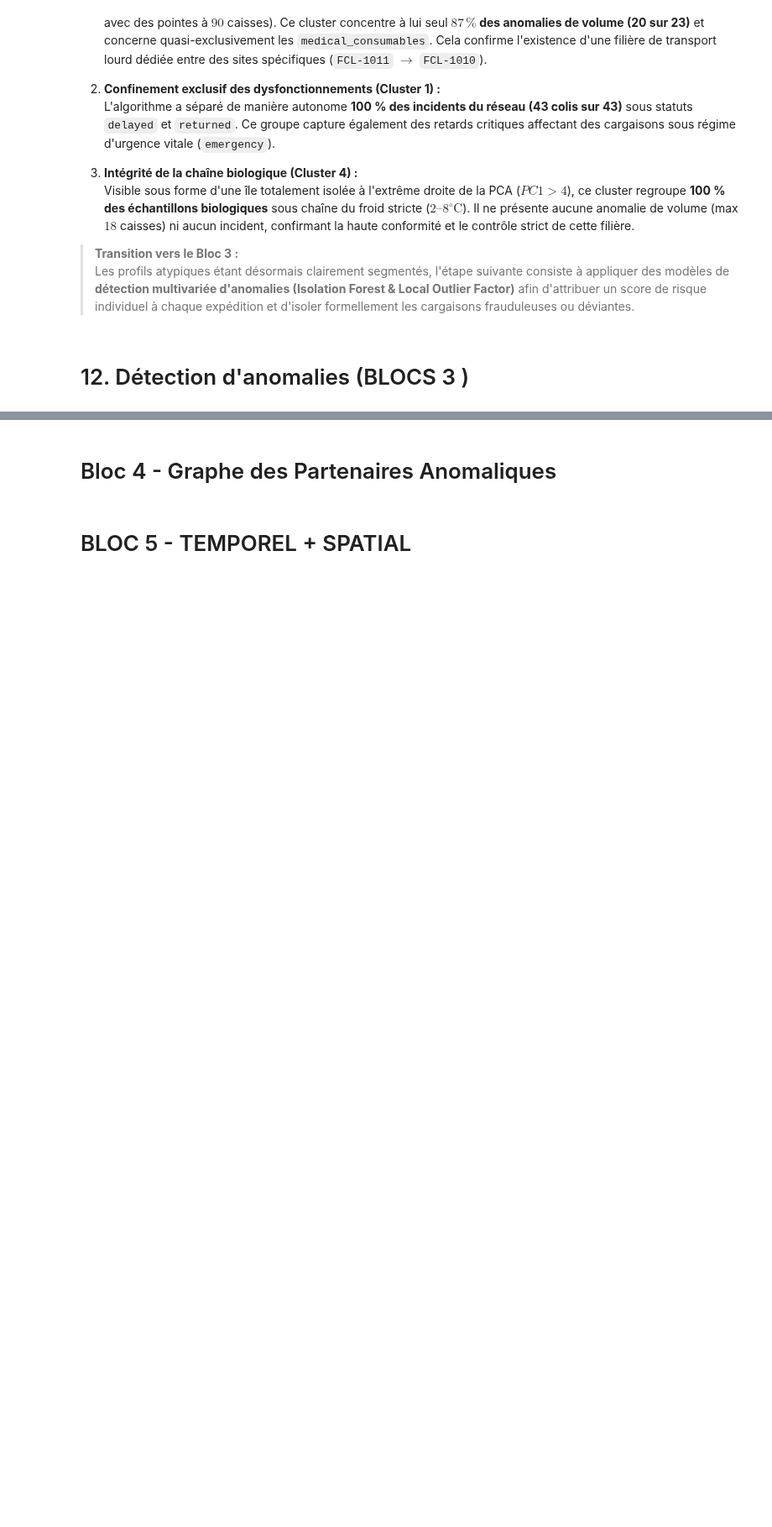
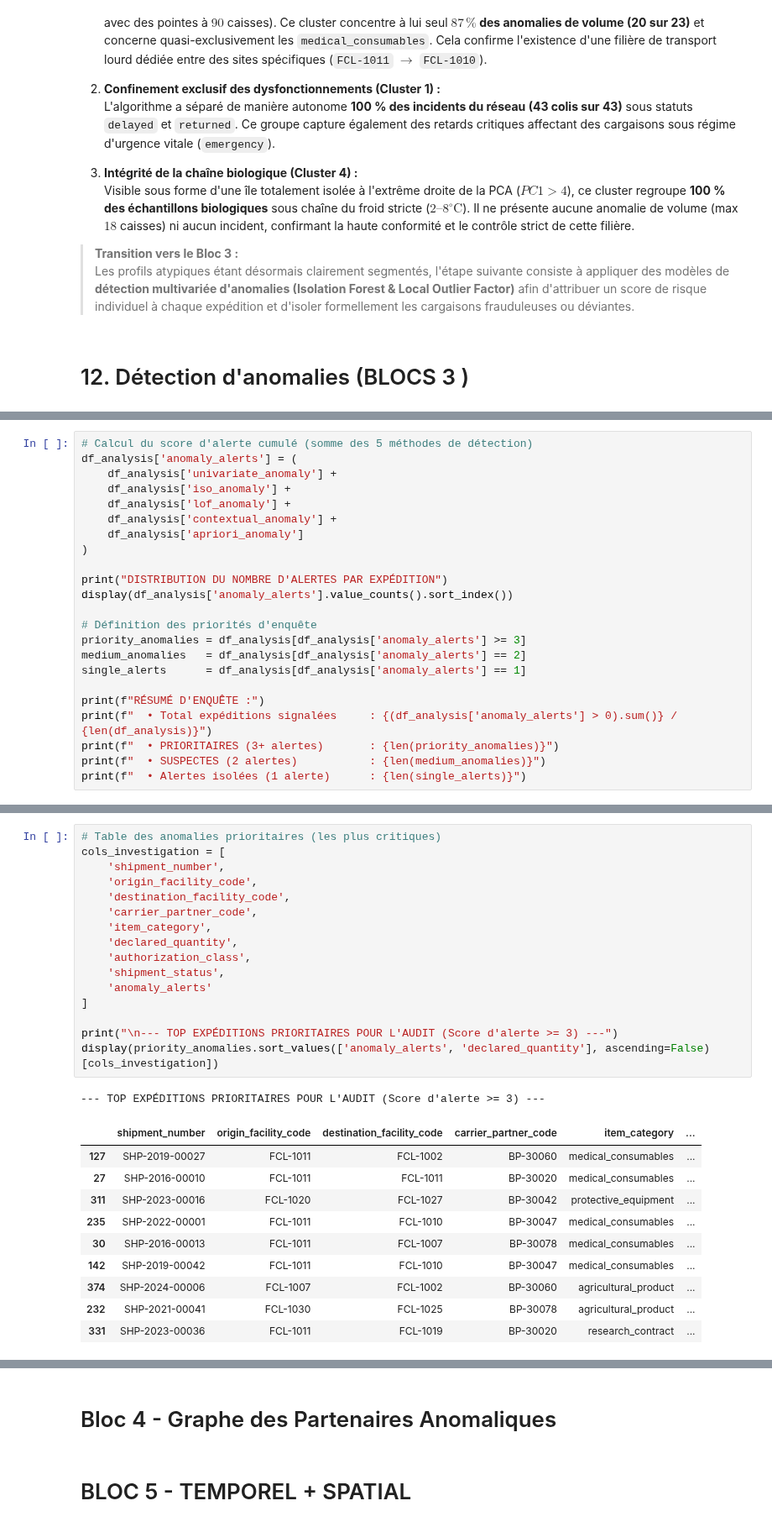
Before and after one commit to HananeDjouadi/G05-DataMining-2627, a Jupyter notebook: data/logistics/shipments.ipynb, the cells around one changed output, grey strips where cells are left out. Shown at 84% size. Saved outputs shown, nothing was run; the diff lists cells and outputs as text; blank space fills up the shorter version.

```diff
--- a/data/logistics/shipments.ipynb
+++ b/data/logistics/shipments.ipynb
@@ -1319,0 +1524,23 @@ PROFIL DÉTAILLÉ DES 7 CLUSTERS LOGISTIQUES
+# %%
+# Calcul du score d'alerte cumulé (somme des 5 méthodes de détection)
+df_analysis['anomaly_alerts'] = (
+    df_analysis['univariate_anomaly'] +
+    df_analysis['iso_anomaly'] +
+    df_analysis['lof_anomaly'] +
+    df_analysis['contextual_anomaly'] +
+    df_analysis['apriori_anomaly']
+)
+
+print("DISTRIBUTION DU NOMBRE D'ALERTES PAR EXPÉDITION")
+display(df_analysis['anomaly_alerts'].value_counts().sort_index())
+
+# Définition des priorités d'enquête
+priority_anomalies = df_analysis[df_analysis['anomaly_alerts'] >= 3]
+medium_anomalies   = df_analysis[df_analysis['anomaly_alerts'] == 2]
+single_alerts      = df_analysis[df_analysis['anomaly_alerts'] == 1]
+
+print(f"RÉSUMÉ D'ENQUÊTE :")
+print(f"  • Total expéditions signalées     : {(df_analysis['anomaly_alerts'] > 0).sum()} / {len(df_analysis)}")
+print(f"  • PRIORITAIRES (3+ alertes)       : {len(priority_anomalies)}")
+print(f"  • SUSPECTES (2 alertes)           : {len(medium_anomalies)}")
+print(f"  • Alertes isolées (1 alerte)      : {len(single_alerts)}")
@@ -1319,0 +1561,28 @@ PROFIL DÉTAILLÉ DES 7 CLUSTERS LOGISTIQUES
+# %%
+# Table des anomalies prioritaires (les plus critiques)
+cols_investigation = [
+    'shipment_number',
+    'origin_facility_code',
+    'destination_facility_code',
+    'carrier_partner_code',
+    'item_category',
+    'declared_quantity',
+    'authorization_class',
+    'shipment_status',
+    'anomaly_alerts'
+]
+
+print("\n--- TOP EXPÉDITIONS PRIORITAIRES POUR L'AUDIT (Score d'alerte >= 3) ---")
+display(priority_anomalies.sort_values(['anomaly_alerts', 'declared_quantity'], ascending=False)[cols_investigation])
+# %% [output]
+--- TOP EXPÉDITIONS PRIORITAIRES POUR L'AUDIT (Score d'alerte >= 3) ---
+|  | shipment_number | origin_facility_code | destination_facility_code | carrier_partner_code | item_category | ... |
+| 127 | SHP-2019-00027 | FCL-1011 | FCL-1002 | BP-30060 | medical_consumables | ... |
+| 27 | SHP-2016-00010 | FCL-1011 | FCL-1011 | BP-30020 | medical_consumables | ... |
+| 311 | SHP-2023-00016 | FCL-1020 | FCL-1027 | BP-30042 | protective_equipment | ... |
+| 235 | SHP-2022-00001 | FCL-1011 | FCL-1010 | BP-30047 | medical_consumables | ... |
+| 30 | SHP-2016-00013 | FCL-1011 | FCL-1007 | BP-30078 | medical_consumables | ... |
+| 142 | SHP-2019-00042 | FCL-1011 | FCL-1010 | BP-30047 | medical_consumables | ... |
+| 374 | SHP-2024-00006 | FCL-1007 | FCL-1002 | BP-30060 | agricultural_product | ... |
+| 232 | SHP-2021-00041 | FCL-1030 | FCL-1025 | BP-30078 | agricultural_product | ... |
+| 331 | SHP-2023-00036 | FCL-1011 | FCL-1019 | BP-30020 | research_contract | ... |
```
Also changed, not shown: parts of 15 cells of this notebook.
